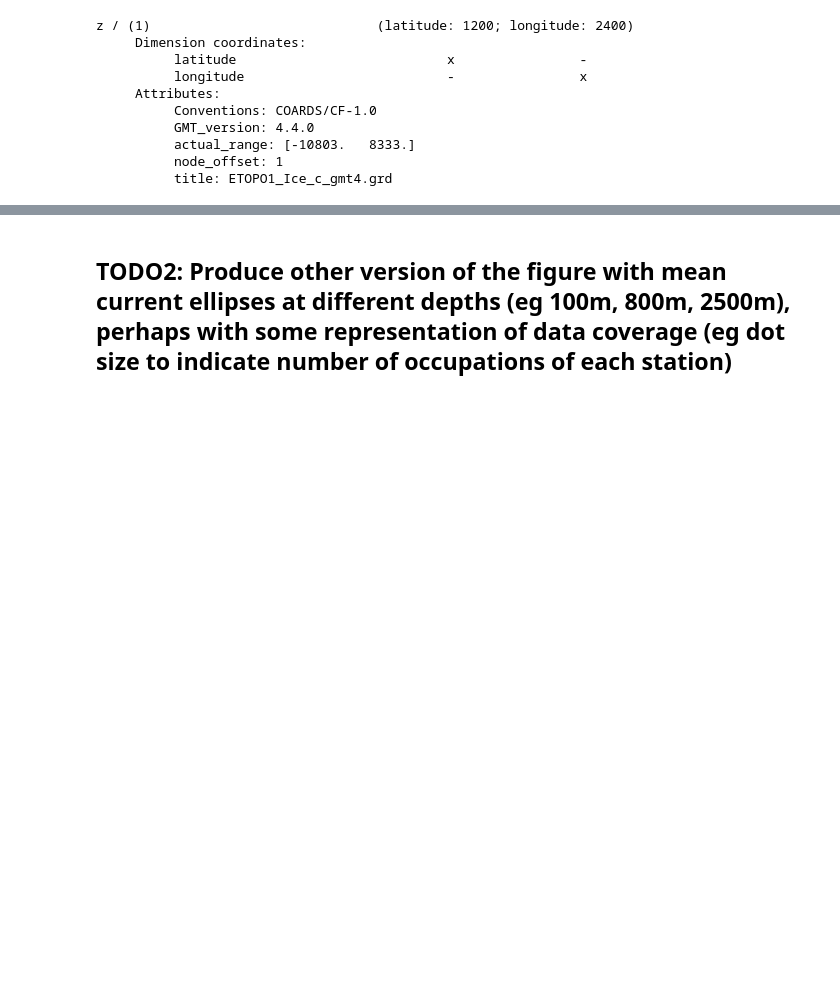
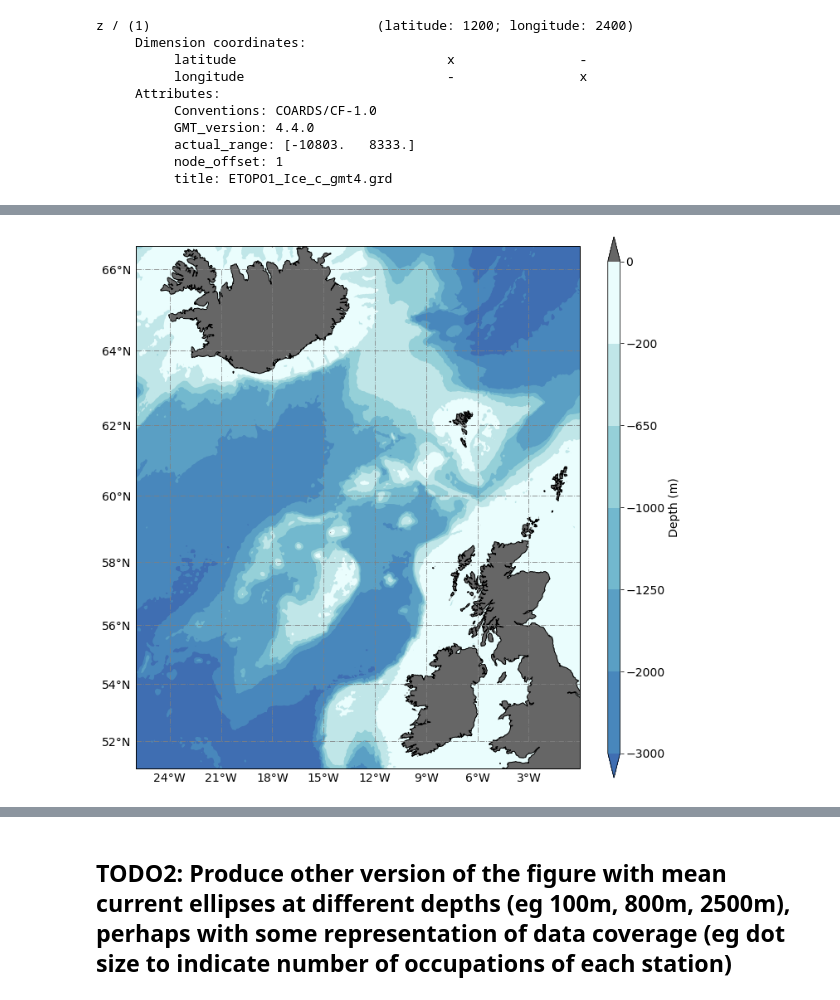
Before and after one commit to lhoupert/analysis_eel_data, a Jupyter notebook: notebooks/01_Plot_map_EEL_data.ipynb, the cells around one changed output, grey strips where cells are left out. Cells and saved outputs as stored; diff of their text form; code cells hidden in the pictures; blank space fills up the shorter version.

```diff
--- a/notebooks/01_Plot_map_EEL_data.ipynb
+++ b/notebooks/01_Plot_map_EEL_data.ipynb
@@ -142,0 +171,6 @@ gl.yformatter = LATITUDE_FORMATTER
+# %%
+# plot map
+(fig,ax)=plot_bathy_ENA()
+fig.savefig('figures/'+'01_Map_Eastern_NA.pdf')
+# %% [output]
+[figure, added]
```
Also changed, not shown: parts of 24 cells of this notebook.
